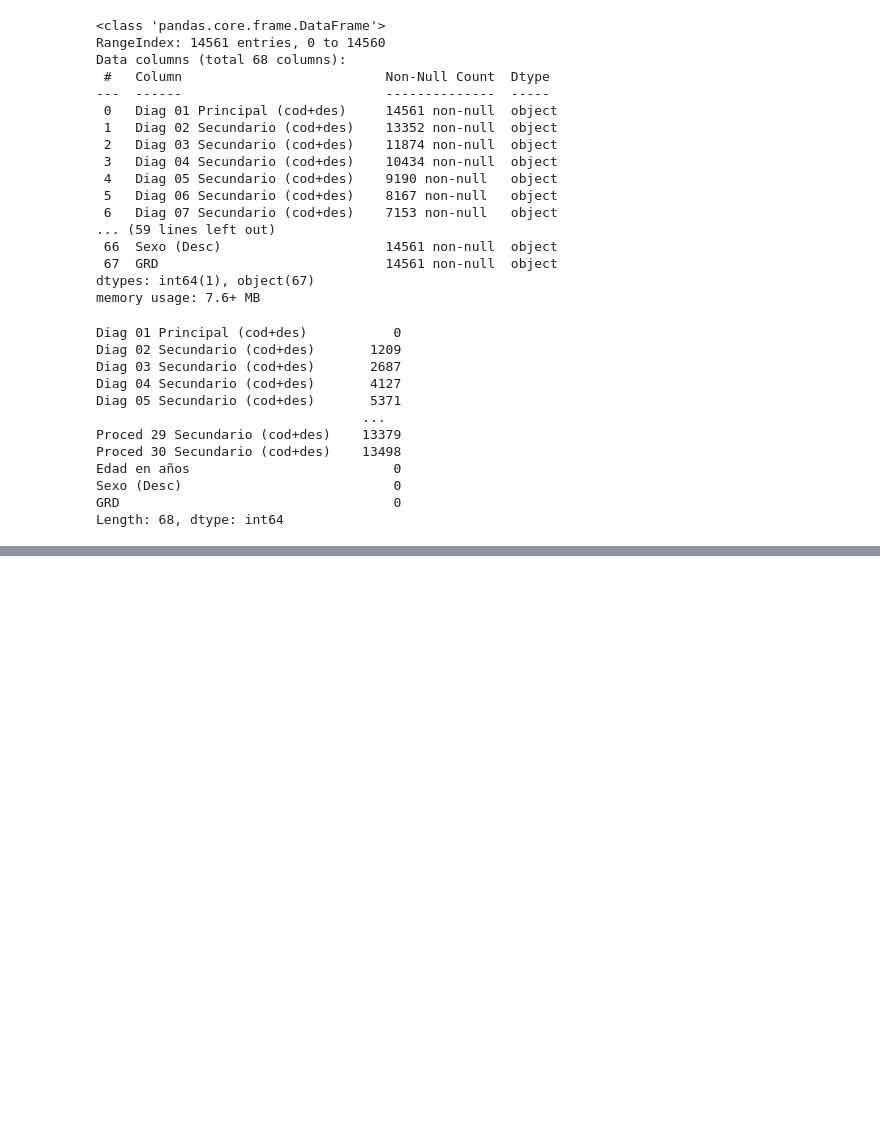
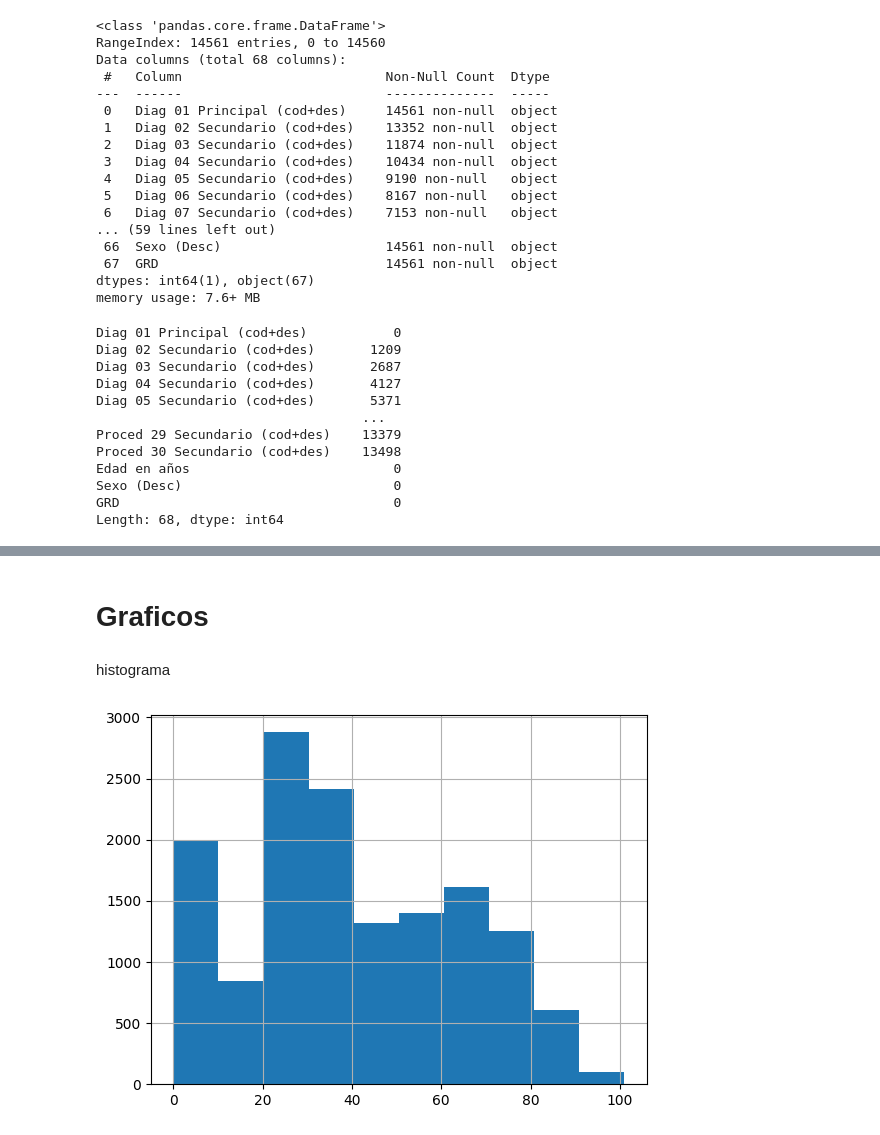
Before and after one commit to vcrdovacastillo/Universidad-4-1, a Jupyter notebook: Untitled.ipynb, the cells around one changed output, grey strips where cells are left out. Drawn from its saved outputs; the diff is of its cells as text; code cells hidden in the pictures; blank space fills up the shorter version.

```diff
--- a/Untitled.ipynb
+++ b/Untitled.ipynb
@@ -59,15 +56,13 @@ Sexo (Desc)                           0
 GRD                                   0
 Length: 68, dtype: int64
 # %%
-numerical_features = ["Edad en años"]
-categorical_features = ["Proced 01 Secundario (cod+des)", "Proced 02 Secundario (cod+des)", "Proced 03 Secundario (cod+des)",
-                        "Proced 04 Secundario (cod+des)", "Proced 05 Secundario (cod+des)", "Proced 06 Secundario (cod+des)",
-                        "Proced 07 Secundario (cod+des)", "Proced 08 Secundario (cod+des)", "Proced 09 Secundario (cod+des)",
-                        "Proced 10 Secundario (cod+des)", "Proced 11 Secundario (cod+des)", "Proced 12 Secundario (cod+des)",
-                        "Proced 13 Secundario (cod+des)", "Proced 14 Secundario (cod+des)", "Proced 15 Secundario (cod+des)",
-                        "Proced 16 Secundario (cod+des)", "Proced 17 Secundario (cod+des)", "Proced 18 Secundario (cod+des)",
-                        "Proced 19 Secundario (cod+des)", "Proced 20 Secundario (cod+des)", "Proced 21 Secundario (cod+des)",
-                        "Proced 22 Secundario (cod+des)", "Proced 23 Secundario (cod+des)", "Proced 24 Secundario (cod+des)",
-                        "Proced 25 Secundario (cod+des)", "Proced 26 Secundario (cod+des)", "Proced 27 Secundario (cod+des)",
-                        "Proced 28 Secundario (cod+des)", "Proced 29 Secundario (cod+des)", "Proced 30 Secundario (cod+des)",
-                        "Sexo (Desc)", "GRD"]
+df['Sexo (Desc)'] = df['Sexo (Desc)'].replace('Hombre', "1")
+df['Sexo (Desc)'] = df['Sexo (Desc)'].replace('Mujer', "0")
+df['Sexo (Desc)']=pd.to_numeric(df['Sexo (Desc)'], errors='coerce')
+
+numerical_features = ["Edad en años", "Sexo (Desc)"]
+
+categorical_features = df.columns.values.tolist()
+
+categorical_features.remove("Edad en años")
+categorical_features.remove("Sexo (Desc)")
@@ -77,0 +73,10 @@ def desc_num_feature(numerical_features):
+# %%
+df = df.drop_duplicates()
+# %%
+mean = df['Edad en años'].mean()
+std = df['Edad en años'].std()
+
+limit = mean + 3*std
+df.loc[df['Edad en años'] > limit, 'Edad en años'] = np.nan
+
+df['Edad en años'].fillna(mean, inplace=True)
@@ -77,0 +102,9 @@ def desc_num_feature(numerical_features):
+# %% [markdown]
+<h1> Graficos
+# %% [markdown]
+histograma
+# %%
+df['Edad en años'].hist()
+plt.show()
+# %% [output]
+[figure, added]
```
Also changed, not shown: parts of 8 cells of this notebook.
